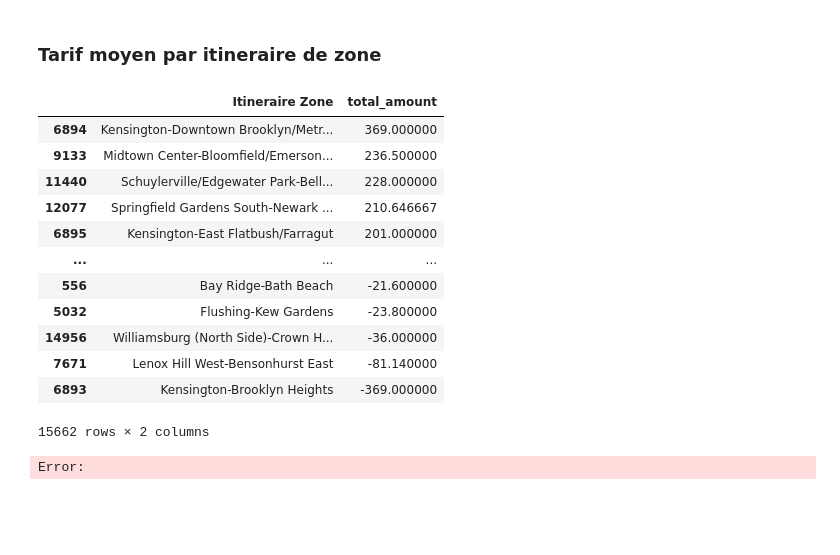
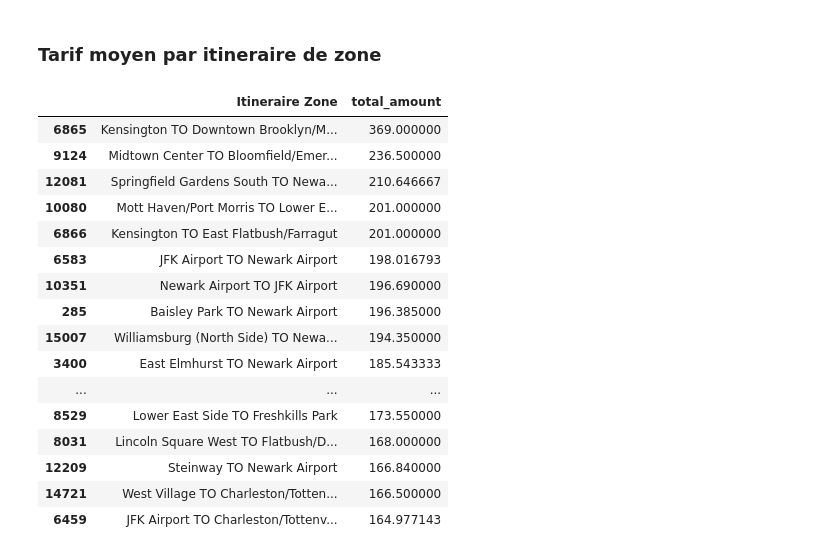
Before and after one commit to joshafouda/taxitripapp, a Jupyter notebook: exploratory_data_analysis.ipynb, the cells around one changed output. Saved outputs shown, nothing was run; the diff lists cells and outputs as text; code cells hidden in the pictures; blank space fills up the shorter version.

```diff
--- a/exploratory_data_analysis.ipynb
+++ b/exploratory_data_analysis.ipynb
@@ -10,11 +11,14 @@ import plotly_express as px
 import polars as pl
 # %%
 # Définir les informations de connexion à la base de données
-db_user = 'postgres'
-db_password = 'HairiaMonAmour_2018' # renseigner votre mot de passe
-db_host = 'localhost'  # ou l'adresse IP du serveur de la base de données
-db_port = '5432'  # Port par défaut pour PostgreSQL
-db_name = 'nyc_yellow_taxi_record'
+with open('config.json', 'r') as f:
+    config = json.load(f)
+
+db_user = config['db_user']
+db_password = config['db_password']
+db_host = config['db_host']
+db_port = config['db_port']
+db_name = config['db_name']
 
 connection_string = f'postgresql://{db_user}:{db_password}@{db_host}:{db_port}/{db_name}'
 
@@ -669,7 +271,7 @@ query = """
     SELECT *
     FROM ytaxi_histo
     WHERE
-	(trip_distance > 0 AND passenger_count > 0)
+	(trip_distance > 0 AND passenger_count > 0 AND total_amount > 0)
 	AND
 	(EXTRACT(YEAR FROM tpep_pickup_datetime) = 2023 AND EXTRACT(YEAR FROM tpep_dropoff_datetime) = 2023);
 """
@@ -1165,44 +806,48 @@ chunk_size = 100000
 # Lire le fichier parquet et obtenir les métadonnées
 parquet_file = pq.ParquetFile('trips_cleaned.parquet')
 
 # Initialiser une liste pour stocker les résultats partiels
 partial_results = []
 
 # Itérer sur les segments parquet par petits morceaux
 for i in range(0, parquet_file.num_row_groups, chunk_size):
     # Lire un segment parquet
     chunk = parquet_file.read_row_group(i, columns=['puzone', 'dozone', 'total_amount'])
     # Convertir le segment en DataFrame pandas
     chunk_df = chunk.to_pandas()
     # Créer une nouvelle colonne par concaténation de puzone et dozone pour chaque morceau
-    chunk_df['Itineraire Zone'] = chunk_df.apply(lambda row: f"{row['puzone']}-{row['dozone']}", axis=1)
+    chunk_df['Itineraire Zone'] = chunk_df.apply(lambda row: f"{row['puzone']} TO {row['dozone']}", axis=1)
     # Calculer le tarif moyen par itinéraire de zone pour chaque morceau
     partial_fare_per_route = chunk_df.groupby('Itineraire Zone')['total_amount'].mean().reset_index()
     # Ajouter les résultats partiels à la liste
     partial_results.append(partial_fare_per_route)
 
 # Concaténer les résultats partiels en un seul DataFrame
 fare_per_route = pd.concat(partial_results)
 
 # Regrouper à nouveau par itinéraire de zone sur l'ensemble des données et calculer le tarif moyen final
 fare_per_route = fare_per_route.groupby('Itineraire Zone')['total_amount'].mean().reset_index()
 
 # Trier les résultats par tarif moyen de manière décroissante
 fare_per_route = fare_per_route.sort_values(by='total_amount', ascending=False)
 
 # Afficher le résultat
-fare_per_route
+fare_per_route.head(20)
 # %% [output]
 |  | Itineraire Zone | total_amount |
-| 6894 | Kensington-Downtown Brooklyn/Metr... | 369.000000 |
-| 9133 | Midtown Center-Bloomfield/Emerson... | 236.500000 |
-| 11440 | Schuylerville/Edgewater Park-Bell... | 228.000000 |
-| 12077 | Springfield Gardens South-Newark ... | 210.646667 |
-| 6895 | Kensington-East Flatbush/Farragut | 201.000000 |
+| 6865 | Kensington TO Downtown Brooklyn/M... | 369.000000 |
+| 9124 | Midtown Center TO Bloomfield/Emer... | 236.500000 |
+| 12081 | Springfield Gardens South TO Newa... | 210.646667 |
+| 10080 | Mott Haven/Port Morris TO Lower E... | 201.000000 |
+| 6866 | Kensington TO East Flatbush/Farragut | 201.000000 |
+| 6583 | JFK Airport TO Newark Airport | 198.016793 |
+| 10351 | Newark Airport TO JFK Airport | 196.690000 |
+| 285 | Baisley Park TO Newark Airport | 196.385000 |
+| 15007 | Williamsburg (North Side) TO Newa... | 194.350000 |
+| 3400 | East Elmhurst TO Newark Airport | 185.543333 |
 | ... | ... | ... |
-| 556 | Bay Ridge-Bath Beach | -21.600000 |
-| 5032 | Flushing-Kew Gardens | -23.800000 |
-| 14956 | Williamsburg (North Side)-Crown H... | -36.000000 |
-| 7671 | Lenox Hill West-Bensonhurst East | -81.140000 |
-| 6893 | Kensington-Brooklyn Heights | -369.000000 |
+| 8529 | Lower East Side TO Freshkills Park | 173.550000 |
+| 8031 | Lincoln Square West TO Flatbush/D... | 168.000000 |
+| 12209 | Steinway TO Newark Airport | 166.840000 |
+| 14721 | West Village TO Charleston/Totten... | 166.500000 |
+| 6459 | JFK Airport TO Charleston/Tottenv... | 164.977143 |
-15662 rows × 2 columns
@@ -1222,17 +853,0 @@ fig.show()
-# %%
-# Convertir les colonnes de date en format datetime
-df_trips['tpep_pickup_datetime'] = pd.to_datetime(df_trips['tpep_pickup_datetime'])
-df_trips['tpep_dropoff_datetime'] = pd.to_datetime(df_trips['tpep_dropoff_datetime'])
-
-# Calculer la durée du trajet en minutes
-df_trips['Trip_duration'] = (df_trips['tpep_dropoff_datetime'] - df_trips['tpep_pickup_datetime']).dt.total_seconds() / 60
-
-# Analyse bivariée avec la durée du trajet
-plt.figure(figsize=(10, 6))
-plt.scatter(df_trips['Trip_duration'], df_trips['Total_amount'], alpha=0.5)
-plt.title('Tarifs de taxi en fonction de la durée du trajet')
-plt.xlabel('Durée du trajet (minutes)')
-plt.ylabel('Tarif ($)')
-plt.show()
-# %% [output]
-Error:
```
Also changed, not shown: parts of 47 cells of this notebook, 7 other files.
